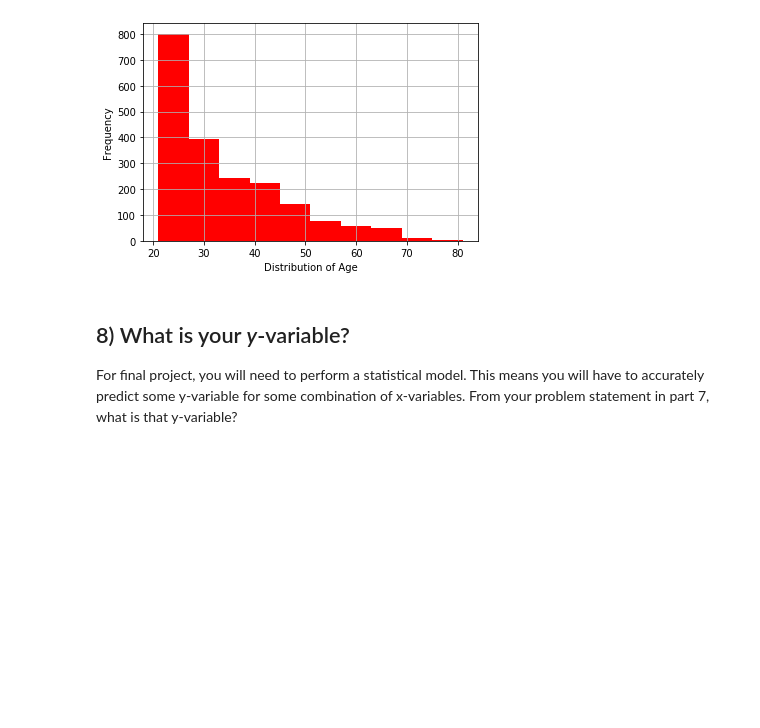
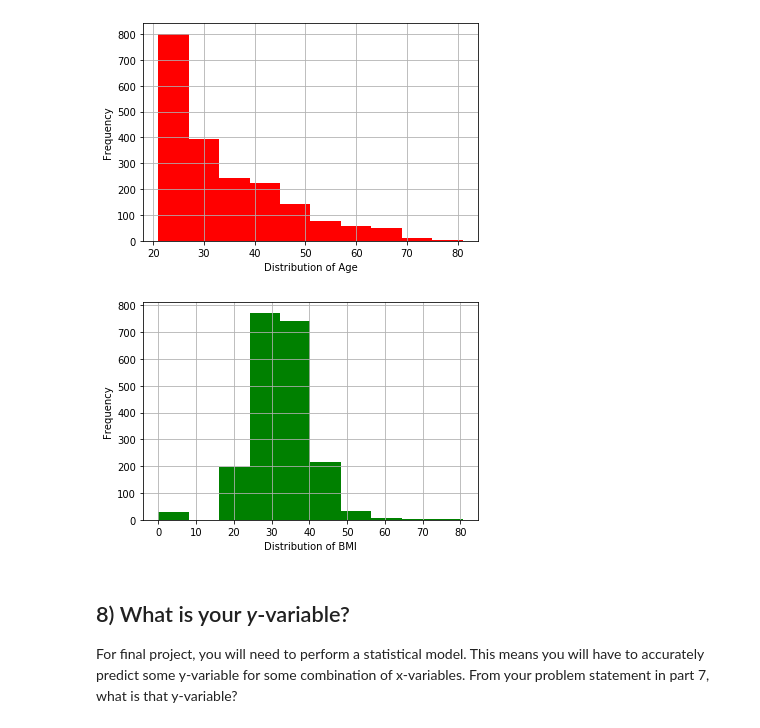
Before and after one commit to madymehlf/final-project, a Jupyter notebook: final-project.ipynb, the cells around one changed output. Drawn from its saved outputs; the diff is of its cells as text; code cells hidden in the pictures; blank space fills up the shorter version.

```diff
--- a/final-project.ipynb
+++ b/final-project.ipynb
@@ -182,0 +180,9 @@ plt.show()
+# %%
+#plot the correlation between BMI
+plt.hist(diabetes_df["BMI"], facecolor= 'green')
+plt.xlabel('Distribution of BMI')
+plt.ylabel('Frequency')
+plt.grid(True)
+plt.show()
+# %% [output]
+[figure, added]
```
Also changed, not shown: parts of 4 cells of this notebook.
